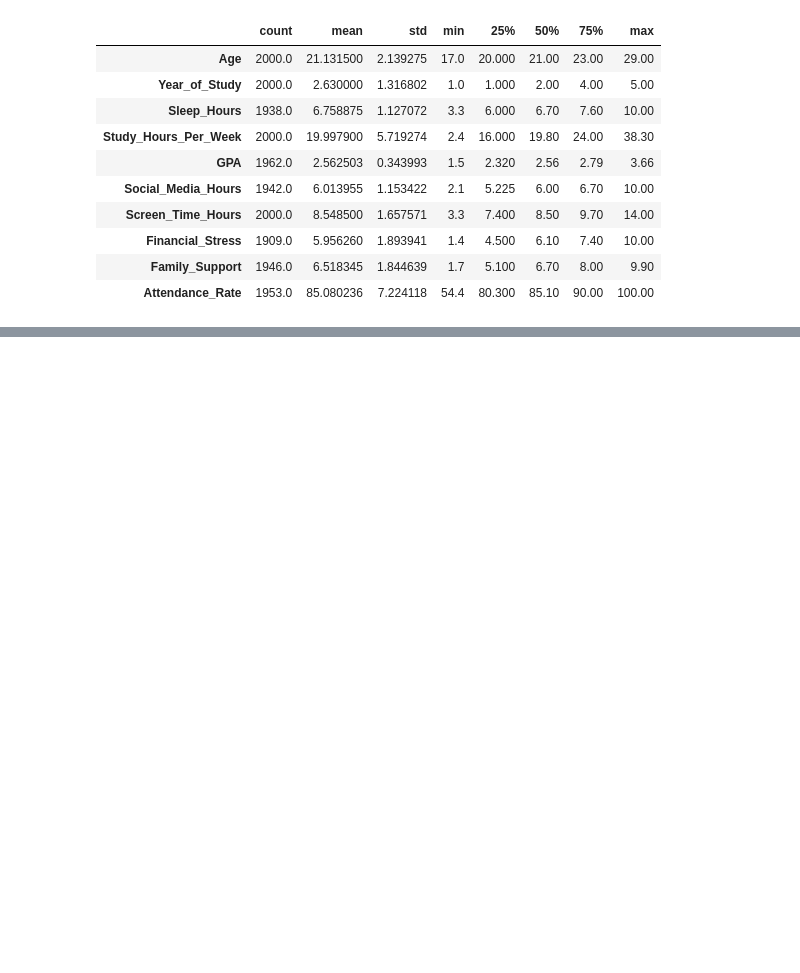
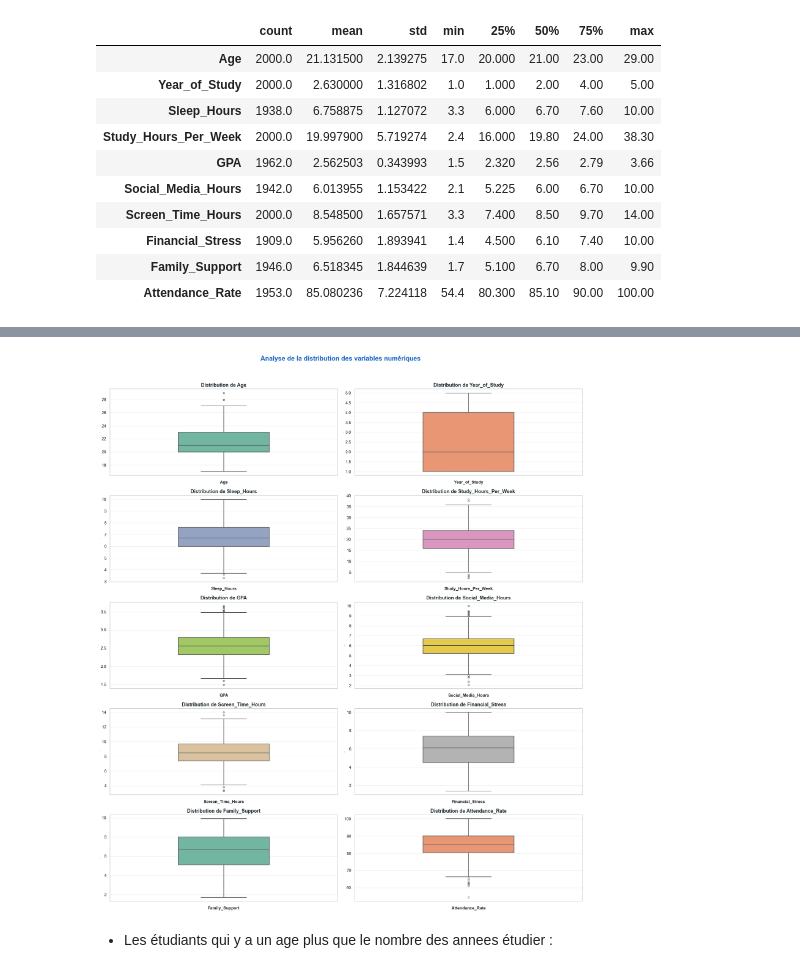
Before and after one commit to Mednsn/Prediction_du_risque_sante_mentale_SC, a Jupyter notebook: notebooks/01_data_exploration.ipynb, the cells around one changed output, grey strips where cells are left out. Saved outputs shown, nothing was run; the diff lists cells and outputs as text; code cells hidden in the pictures; blank space fills up the shorter version.

```diff
--- a/notebooks/01_data_exploration.ipynb
+++ b/notebooks/01_data_exploration.ipynb
@@ -300,0 +321,32 @@ plt.show()
+# %%
+sns.set_theme(style="whitegrid", palette="Set2")
+
+fig, axes = plt.subplots( nrows=n_rows_plot, ncols=n_cols_plot, figsize=(18, 4 * n_rows_plot))
+
+axes = axes.flatten()
+
+colors = sns.color_palette("Set2", len(cols_num))
+
+for i, col in enumerate(cols_num):
+
+    sns.boxplot(y=df[col],ax=axes[i],color=colors[i],width=0.4,linewidth=1.5,fliersize=4 )
+
+    axes[i].set_title(f"Distribution de {col}", fontsize=13, fontweight="bold", color="#263238")
+
+    axes[i].set_xlabel(col,fontsize=11,fontweight="bold")
+
+    axes[i].set_ylabel( "Valeurs", fontsize=1)
+
+    axes[i].grid(axis="y", alpha=0.3)
+
+for j in range(len(cols_num), len(axes)):
+    axes[j].set_visible(False)
+
+fig.suptitle("Analyse de la distribution des variables numériques",fontsize=17, fontweight="bold",  color="#1565C0", y=1.02)
+
+plt.tight_layout()
+plt.show()
+# %% [output]
+[figure, added]
+# %% [markdown]
+- Les étudiants qui y a un age plus que le nombre des annees étudier :
```
Also changed, not shown: parts of 55 cells of this notebook, 1 other file.
